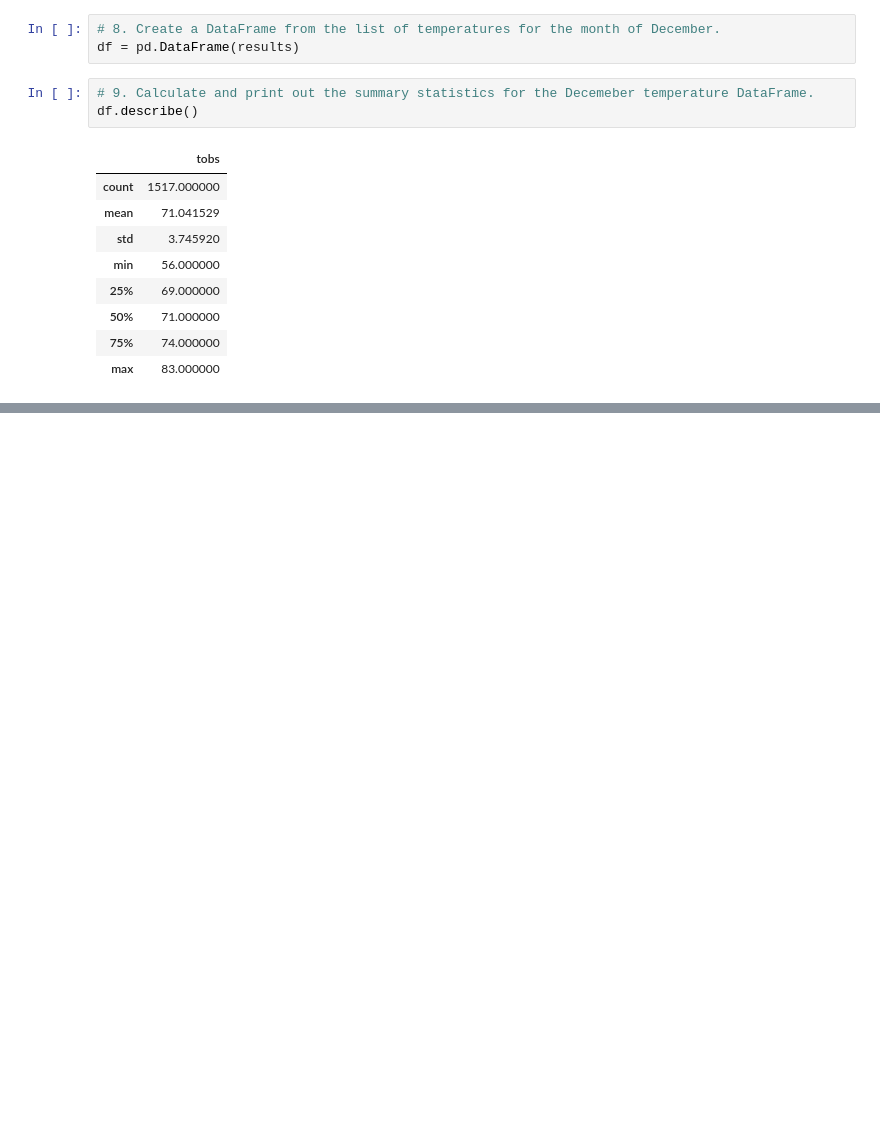
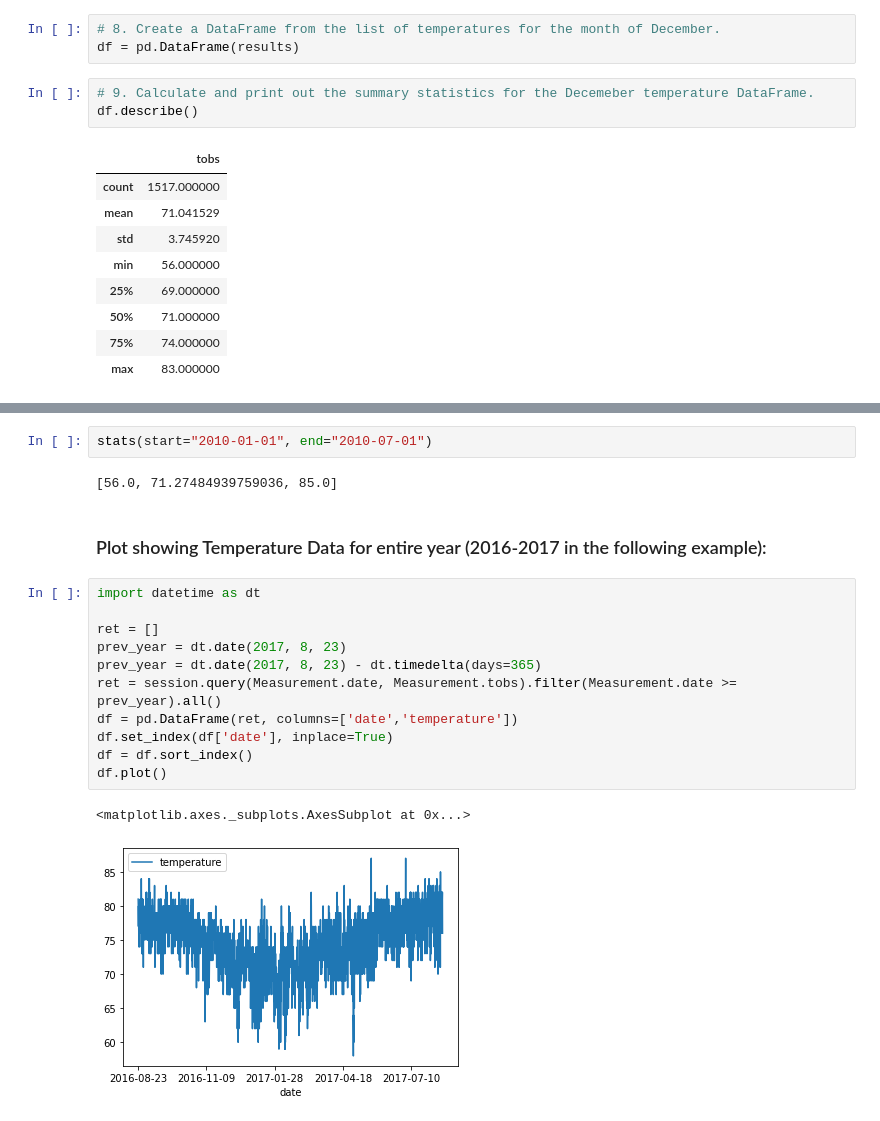
Before and after one commit to monaeem118/Surfs_Up_Challenge, a Jupyter notebook: SurfsUp_Challenge.ipynb, the cells around one changed output, grey strips where cells are left out. Cells and saved outputs as stored; diff of their text form; blank space fills up the shorter version.

Commit message:
Added function to find min, avg and max temps and plot to show temp for previous year

```diff
--- a/SurfsUp_Challenge.ipynb
+++ b/SurfsUp_Challenge.ipynb
@@ -129,0 +161,20 @@ df.describe()
+# %%
+stats(start="2010-01-01", end="2010-07-01")
+# %% [output]
+[56.0, 71.27484939759036, 85.0]
+# %% [markdown]
+### Plot showing Temperature Data for entire year (2016-2017 in the following example):
+# %%
+import datetime as dt
+
+ret = []
+prev_year = dt.date(2017, 8, 23)
+prev_year = dt.date(2017, 8, 23) - dt.timedelta(days=365)
+ret = session.query(Measurement.date, Measurement.tobs).filter(Measurement.date >= prev_year).all()
+df = pd.DataFrame(ret, columns=['date','temperature'])
+df.set_index(df['date'], inplace=True)
+df = df.sort_index()
+df.plot()
+# %% [output]
+<matplotlib.axes._subplots.AxesSubplot at 0x...>
+[figure, added]
```
Also changed, not shown: parts of 4 cells of this notebook.
